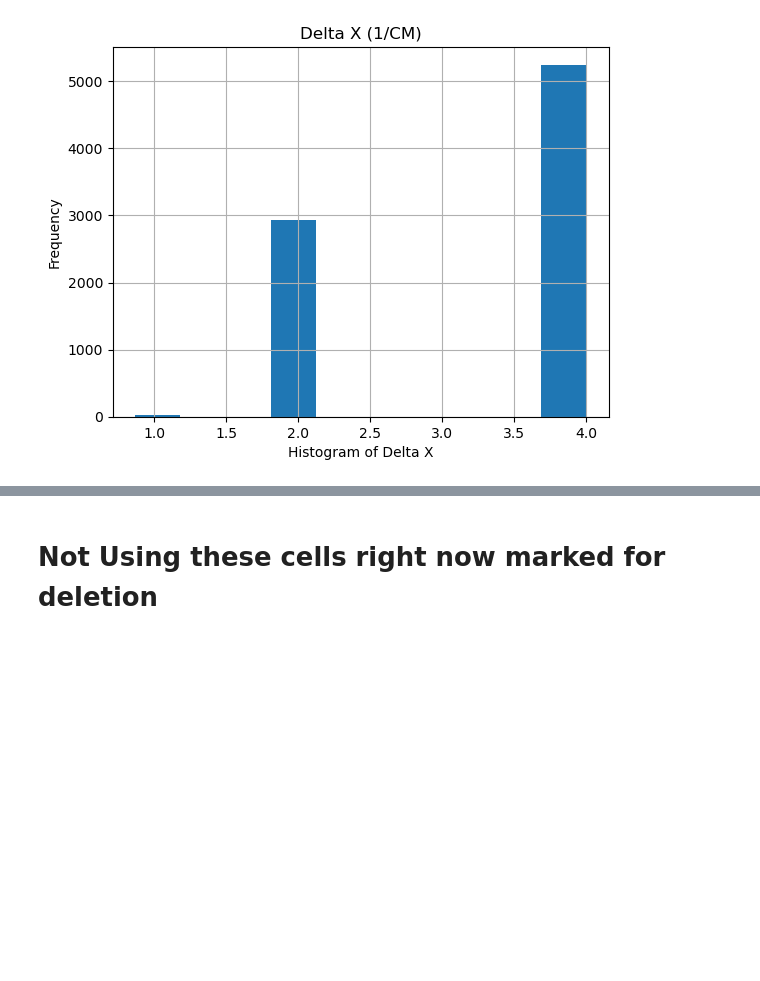
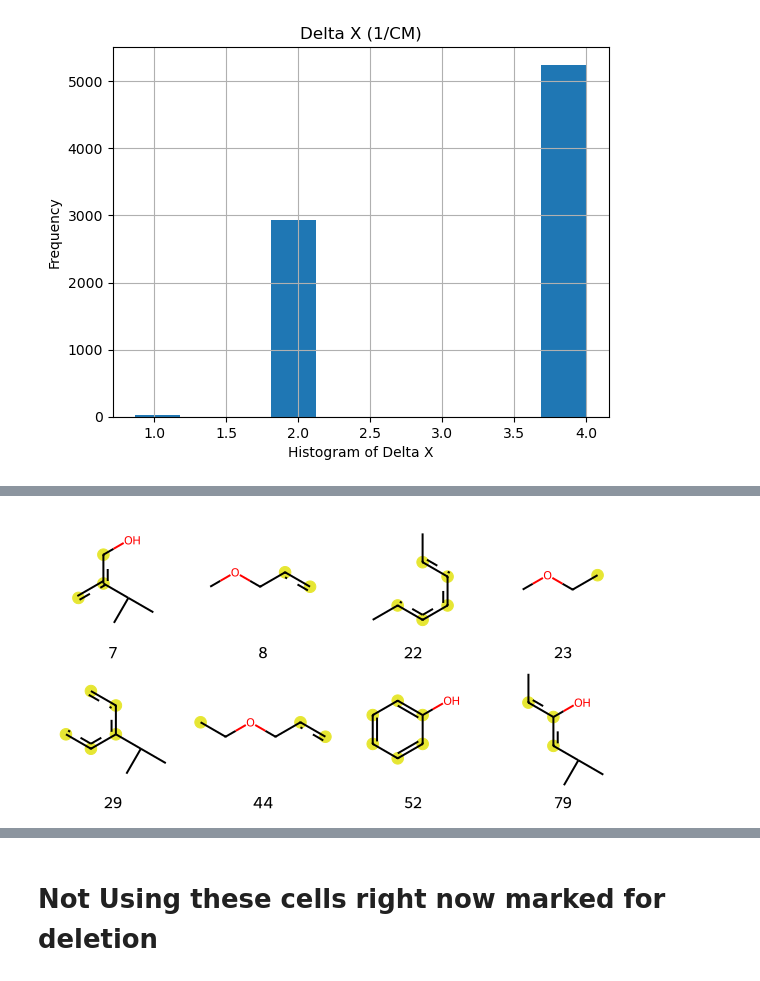
Before and after one commit to kevinpatrickkent/NIST-IR-MachineLearning, a Jupyter notebook: NISTWebbookML.ipynb, the cells around one changed output, grey strips where cells are left out. Saved outputs shown, nothing was run; the diff lists cells and outputs as text; code cells hidden in the pictures; blank space fills up the shorter version.

```diff
--- a/NISTWebbookML.ipynb
+++ b/NISTWebbookML.ipynb
@@ -1177,0 +1333,7 @@ Text(0, 0.5, 'Cumulative Percent Variation Explained')
+# %%
+# So what about the bits?  How do they look for these molecules and what are they?
+
+tpls = [(mol,x,bmap) for x in bmap] # make a list of tuples of the mol object, key from bmap, and bmap
+Draw.DrawRDKitBits(tpls[0:8],molsPerRow=4,legends=[str(x) for x in bmap][:8]) # Draw the bits on a grid
+# %% [output]
+[figure, added]
```
Also changed, not shown: parts of 98 cells of this notebook.
